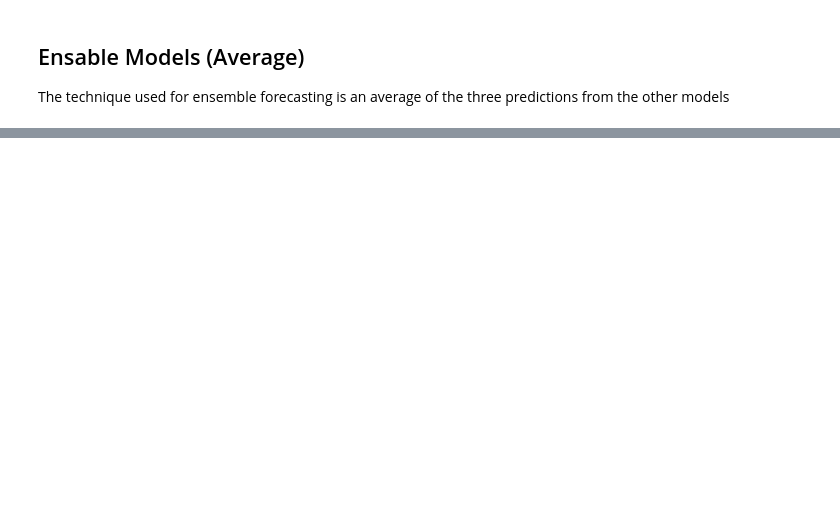
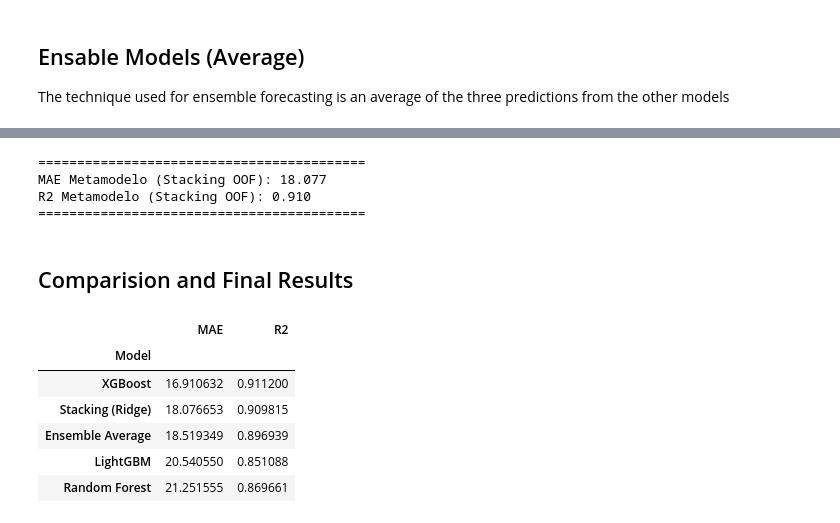
Before and after one commit to jfelipevasquez/Forecasting-electricity-production-Kaggle, a Jupyter notebook: 06_Ensemble.ipynb, the cells around one changed output, grey strips where cells are left out. Cells and saved outputs as stored; diff of their text form; code cells hidden in the pictures; blank space fills up the shorter version.

```diff
--- a/06_Ensemble.ipynb
+++ b/06_Ensemble.ipynb
@@ -418,0 +481,56 @@ results_df
+# %%
+# --- ENTRENAMIENTO DEL METAMODELO ---
+
+from sklearn.linear_model import Ridge
+
+# El nuevo dataset de entrenamiento (X_meta) son las predicciones OOF "limpias"
+X_meta_train = oof_predictions[['y_pred_RF', 'y_pred_LGB', 'y_pred_XGB']]
+y_meta_train = train_df[target_col]
+
+# El nuevo dataset de prueba (X_meta_test) son las predicciones promedio sobre el test_df
+X_meta_test = test_predictions[['y_pred_RF', 'y_pred_LGB', 'y_pred_XGB']]
+y_meta_test = test_df[target_col]
+
+# Instanciar el Metamodelo (Usamos Ridge para regularizar y evitar overfitting en esta fusión)
+meta_model = Ridge(alpha=1.0)
+meta_model.fit(X_meta_train, y_meta_train)
+
+# --- PREDICCIÓN FINAL Y EVALUACIÓN ---
+ensemble_df = pd.DataFrame(index=test_df.index)
+ensemble_df["y_true"] = y_meta_test
+ensemble_df["y_pred_RF"]  = test_predictions["y_pred_RF"]
+ensemble_df["y_pred_LGB"] = test_predictions["y_pred_LGB"]
+ensemble_df["y_pred_XGB"] = test_predictions["y_pred_XGB"]
+
+# El metamodelo hace la predicción final inteligente basándose en los tres modelos
+ensemble_df["pred_stacking"] = meta_model.predict(X_meta_test)
+
+# Calcular MAE para comparar
+
+mae_stacking = mean_absolute_error(ensemble_df["y_true"], ensemble_df["pred_stacking"])
+r2_stacking = r2_score(ensemble_df["y_true"], ensemble_df["pred_stacking"])
+
+print(f"\n==========================================")
+print(f"MAE Metamodelo (Stacking OOF): {mae_stacking:.3f}")
+print(f"R2 Metamodelo (Stacking OOF): {r2_stacking:.3f}")
+print(f"==========================================")
+# %% [output]
+==========================================
+MAE Metamodelo (Stacking OOF): 18.077
+R2 Metamodelo (Stacking OOF): 0.910
+==========================================
+# %% [markdown]
+## Comparision and Final Results
+# %%
+results_df.loc[len(results_df)] = ['Stacking (Ridge)', mae_stacking, r2_stacking]
+results_df = results_df.sort_values(by='MAE', ascending=True)
+results_df = results_df.set_index('Model')
+results_df
+# %% [output]
+|  | MAE | R2 |
+| Model |  |  |
+| XGBoost | 16.910632 | 0.911200 |
+| Stacking (Ridge) | 18.076653 | 0.909815 |
+| Ensemble Average | 18.519349 | 0.896939 |
+| LightGBM | 20.540550 | 0.851088 |
+| Random Forest | 21.251555 | 0.869661 |
```
Also changed, not shown: parts of 10 cells of this notebook.
